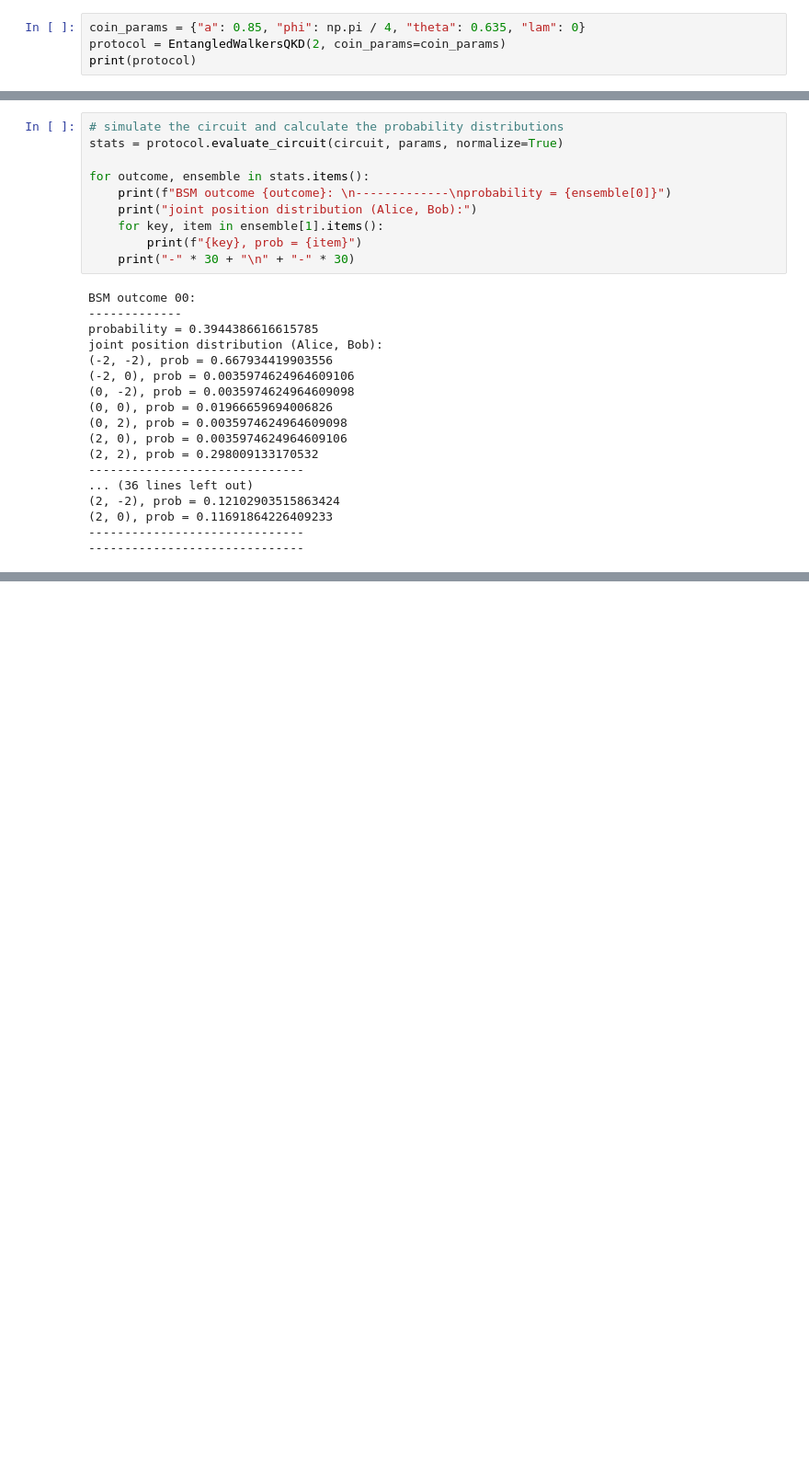
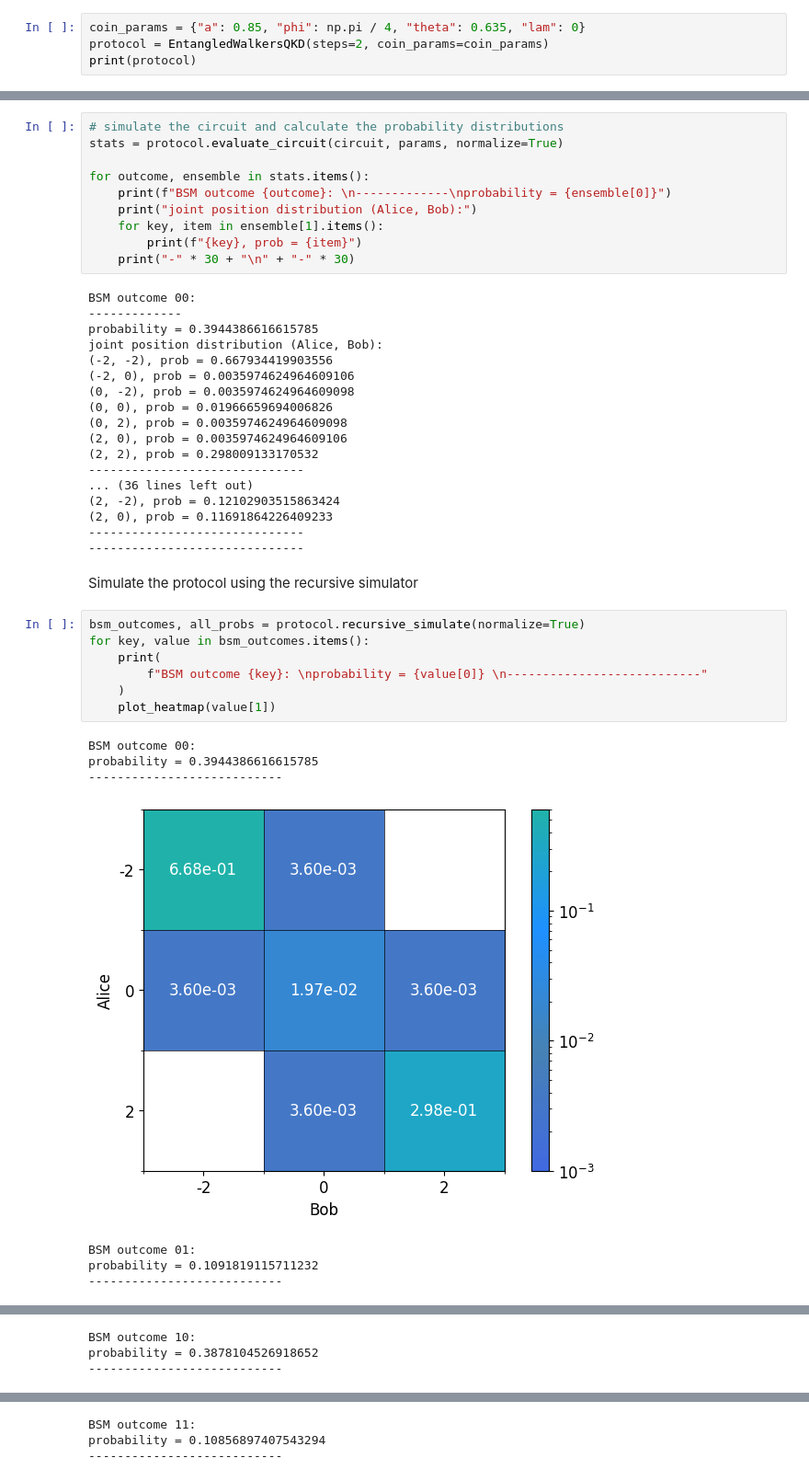
Before and after one commit to jordan0809/Entangled-Walkers-QKD, a Jupyter notebook: notebooks/entangled_quantum_walkers_qkd.ipynb, the cells around one changed output, grey strips where cells are left out. Shown at 92% size. Cells and saved outputs as stored; diff of their text form; blank space fills up the shorter version.

```diff
--- a/notebooks/entangled_quantum_walkers_qkd.ipynb
+++ b/notebooks/entangled_quantum_walkers_qkd.ipynb
@@ -4,6 +8,6 @@ import numpy as np
 # %%
 coin_params = {"a": 0.85, "phi": np.pi / 4, "theta": 0.635, "lam": 0}
-protocol = EntangledWalkersQKD(2, coin_params=coin_params)
+protocol = EntangledWalkersQKD(steps=2, coin_params=coin_params)
 print(protocol)
 # %% [output]
 2-step entangled walkers QKD protocol
@@ -51,3 +59,20 @@ joint position distribution (Alice, Bob):
 (2, 0), prob = 0.11691864226409233
 ------------------------------
 ------------------------------
+# %% [markdown]
+Simulate the protocol using the recursive simulator
+# %%
+bsm_outcomes, all_probs = protocol.recursive_simulate(normalize=True)
+for key, value in bsm_outcomes.items():
+    print(
+        f"BSM outcome {key}: \nprobability = {value[0]} \n---------------------------"
+    )
+    plot_heatmap(value[1])
+# %% [output]
+BSM outcome 00:
+probability = 0.3944386616615785
+---------------------------
+[figure, added]
+BSM outcome 01:
+probability = 0.1091819115711232
+---------------------------
@@ -53,0 +80,3 @@ joint position distribution (Alice, Bob):
+BSM outcome 10:
+probability = 0.3878104526918652
+---------------------------
@@ -53,0 +84,3 @@ joint position distribution (Alice, Bob):
+BSM outcome 11:
+probability = 0.10856897407543294
+---------------------------
```
Also changed, not shown: parts of 11 cells of this notebook, 4 other files.
